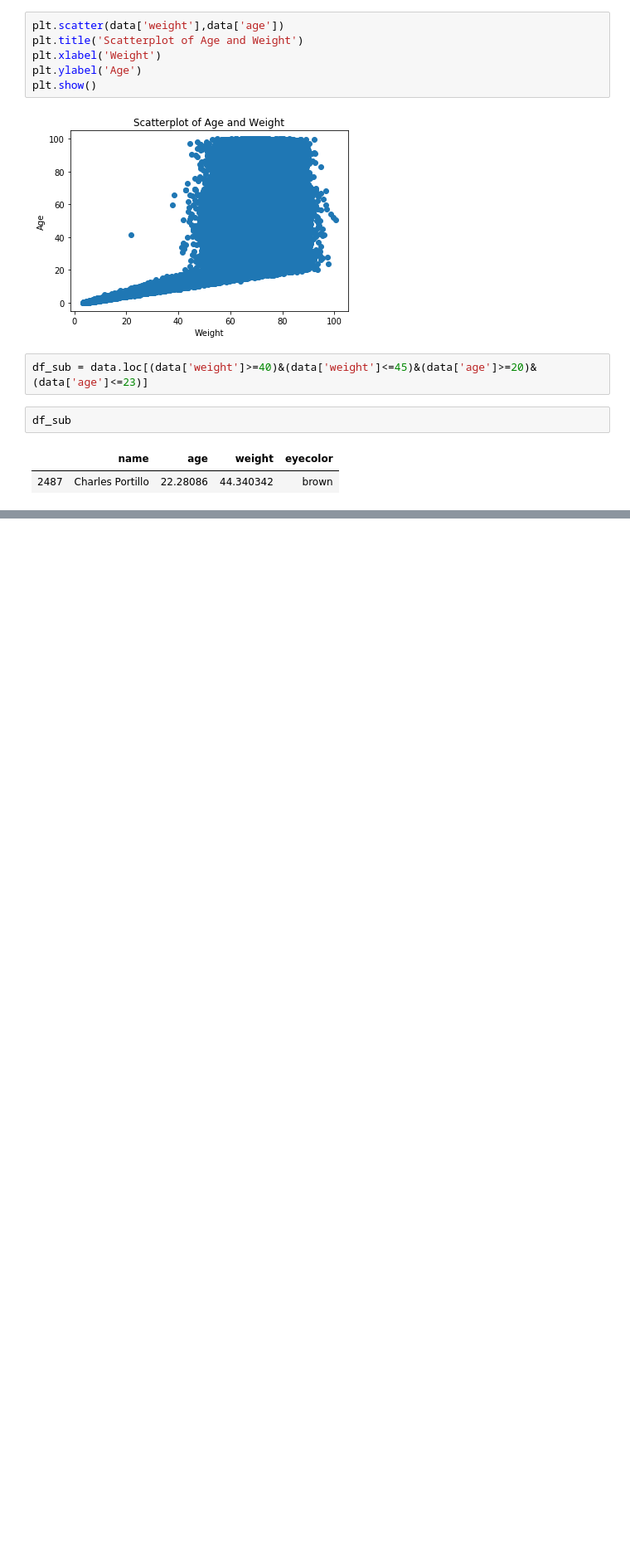
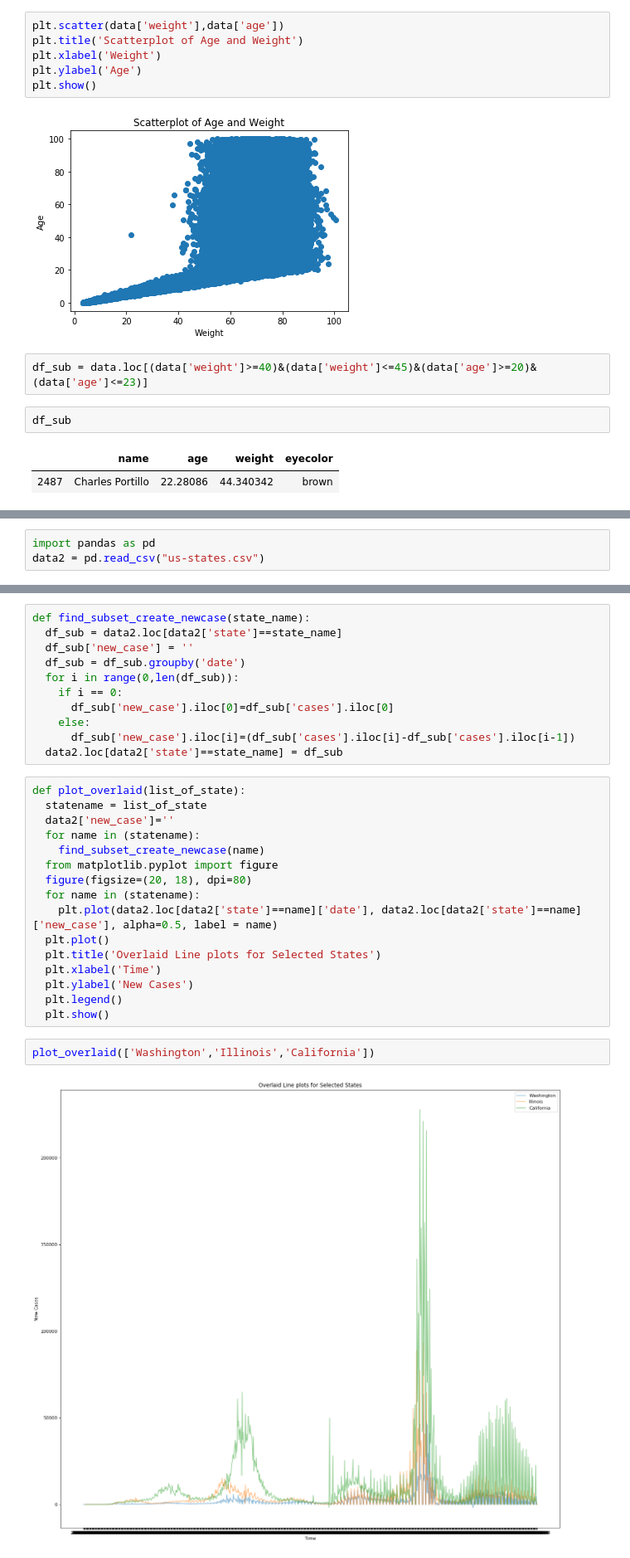
Before and after one commit to xyqiuchloe/BIS-634-Homework-XinyueQiu, a Jupyter notebook: Homework1.ipynb, the cells around one changed output, grey strips where cells are left out. Shown at 83% size. Saved outputs shown, nothing was run; the diff lists cells and outputs as text; blank space fills up the shorter version.

```diff
--- a/Homework1.ipynb
+++ b/Homework1.ipynb
@@ -121,0 +136,3 @@ df_sub
+# %%
+import pandas as pd
+data2 = pd.read_csv("us-states.csv")
@@ -121,0 +144,31 @@ df_sub
+# %%
+def find_subset_create_newcase(state_name):
+  df_sub = data2.loc[data2['state']==state_name]
+  df_sub['new_case'] = ''
+  df_sub = df_sub.groupby('date')
+  for i in range(0,len(df_sub)):
+    if i == 0:
+      df_sub['new_case'].iloc[0]=df_sub['cases'].iloc[0]
+    else:
+      df_sub['new_case'].iloc[i]=(df_sub['cases'].iloc[i]-df_sub['cases'].iloc[i-1])
+  data2.loc[data2['state']==state_name] = df_sub
+# %%
+def plot_overlaid(list_of_state):
+  statename = list_of_state
+  data2['new_case']=''
+  for name in (statename):
+    find_subset_create_newcase(name)
+  from matplotlib.pyplot import figure
+  figure(figsize=(20, 18), dpi=80)
+  for name in (statename):
+    plt.plot(data2.loc[data2['state']==name]['date'], data2.loc[data2['state']==name]['new_case'], alpha=0.5, label = name)
+  plt.plot()
+  plt.title('Overlaid Line plots for Selected States')
+  plt.xlabel('Time')
+  plt.ylabel('New Cases')
+  plt.legend()
+  plt.show()
+# %%
+plot_overlaid(['Washington','Illinois','California'])
+# %% [output]
+[figure, added]
```
Also changed, not shown: parts of 12 cells of this notebook.
